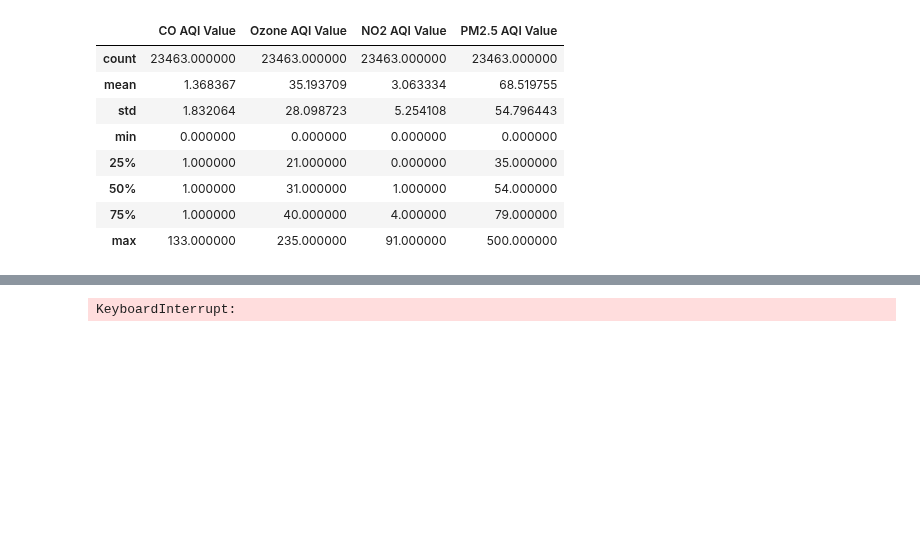
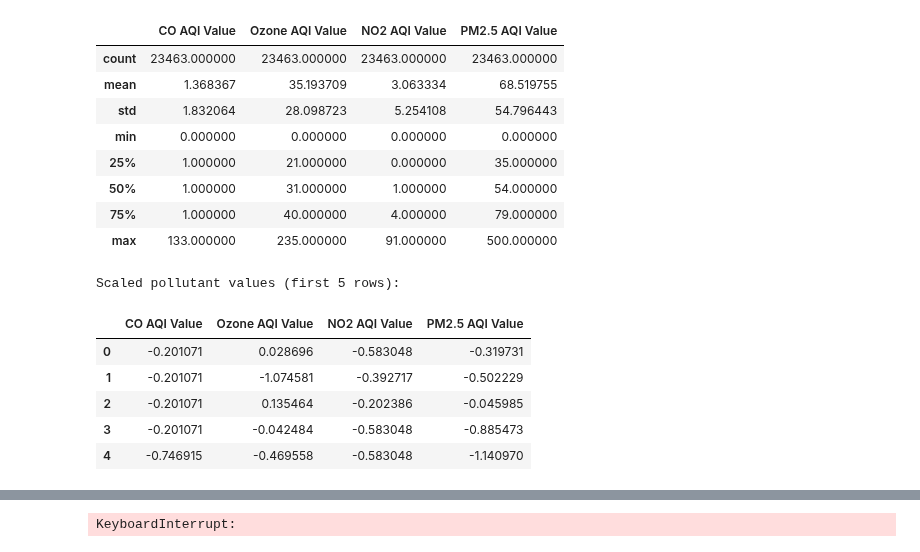
Before and after one commit to sbogde/pandamonium, a Jupyter notebook: dmi_04_pollution_02.ipynb, the cells around one changed output, grey strips where cells are left out. Cells and saved outputs as stored; diff of their text form; code cells hidden in the pictures; blank space fills up the shorter version.

```diff
--- a/dmi_04_pollution_02.ipynb
+++ b/dmi_04_pollution_02.ipynb
@@ -58,3 +58,18 @@ df[pollutant_cols].describe()
 | 50% | 1.000000 | 31.000000 | 1.000000 | 54.000000 |
 | 75% | 1.000000 | 40.000000 | 4.000000 | 79.000000 |
 | max | 133.000000 | 235.000000 | 91.000000 | 500.000000 |
+# %%
+# Standardise the pollutant columns
+scaler = StandardScaler()
+df_scaled = df.copy()
+df_scaled[pollutant_cols] = scaler.fit_transform(df_scaled[pollutant_cols])
+print("Scaled pollutant values (first 5 rows):")
+df_scaled[pollutant_cols].head()
+# %% [output]
+Scaled pollutant values (first 5 rows):
+|  | CO AQI Value | Ozone AQI Value | NO2 AQI Value | PM2.5 AQI Value |
+| 0 | -0.201071 | 0.028696 | -0.583048 | -0.319731 |
+| 1 | -0.201071 | -1.074581 | -0.392717 | -0.502229 |
+| 2 | -0.201071 | 0.135464 | -0.202386 | -0.045985 |
+| 3 | -0.201071 | -0.042484 | -0.583048 | -0.885473 |
+| 4 | -0.746915 | -0.469558 | -0.583048 | -1.140970 |
```
Also changed, not shown: parts of 5 cells of this notebook.
